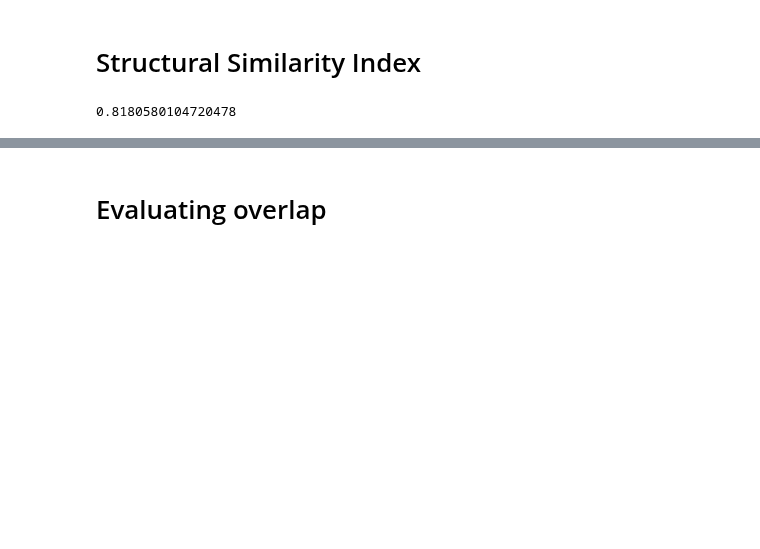
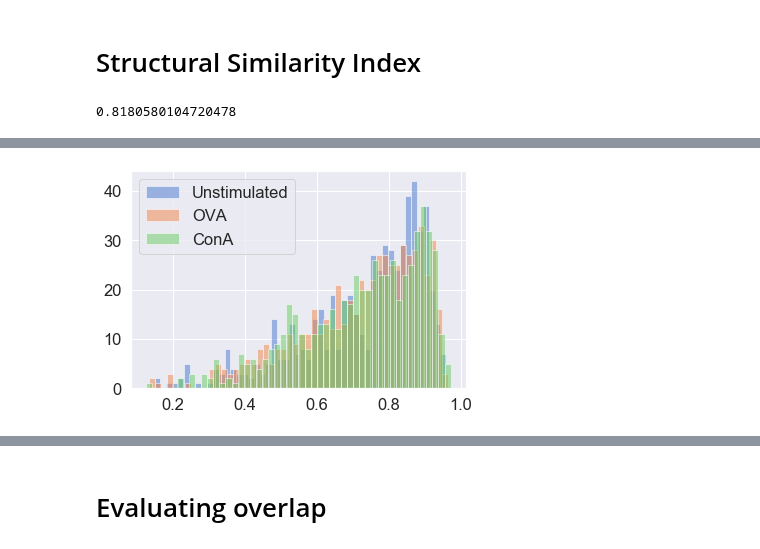
Before and after one commit to leonore/deep-learning-for-immune-cells, a Jupyter notebook: src/image_segmentation.ipynb, the cells around one changed output, grey strips where cells are left out. Cells and saved outputs as stored; diff of their text form; code cells hidden in the pictures; blank space fills up the shorter version.

```diff
--- a/src/image_segmentation.ipynb
+++ b/src/image_segmentation.ipynb
@@ -37,9 +34,10 @@ while idx < 19600:
     if (idx % 100 == 0) and (idx % 200 != 0):
         idx += 100
     else:
-        print(idx, idx+100)
-        tcell = get_mask(x[idx])
-        dcell = get_mask(x[idx+100])
-        overlaps[j, :] = [iou(tcell, dcell), get_label(y[idx])]
+        ss_indices[j, :] = [ssi(max_normalise(x[idx]), max_normalise(x[idx+100])), get_label(y[idx])]
         idx+=1
         j+=1
+# %%
+ssi_unstimulated = ss_indices[ss_indices[:, 1] == 0, 0]
+ssi_ova = ss_indices[ss_indices[:, 1] == 1, 0]
+ssi_cona = ss_indices[ss_indices[:, 1] == 2, 0]
@@ -45,0 +54,8 @@ while idx < 19600:
+# %%
+plt.hist(ssi_unstimulated[:600], bins=50, alpha=0.5, label="Unstimulated")
+plt.hist(ssi_ova[:600], bins=50, alpha=0.5, label="OVA")
+plt.hist(ssi_cona[:600], bins=50, alpha=0.5, label="ConA")
+plt.legend()
+plt.show()
+# %% [output]
+[figure, added]
```
Also changed, not shown: parts of 5 cells of this notebook.
